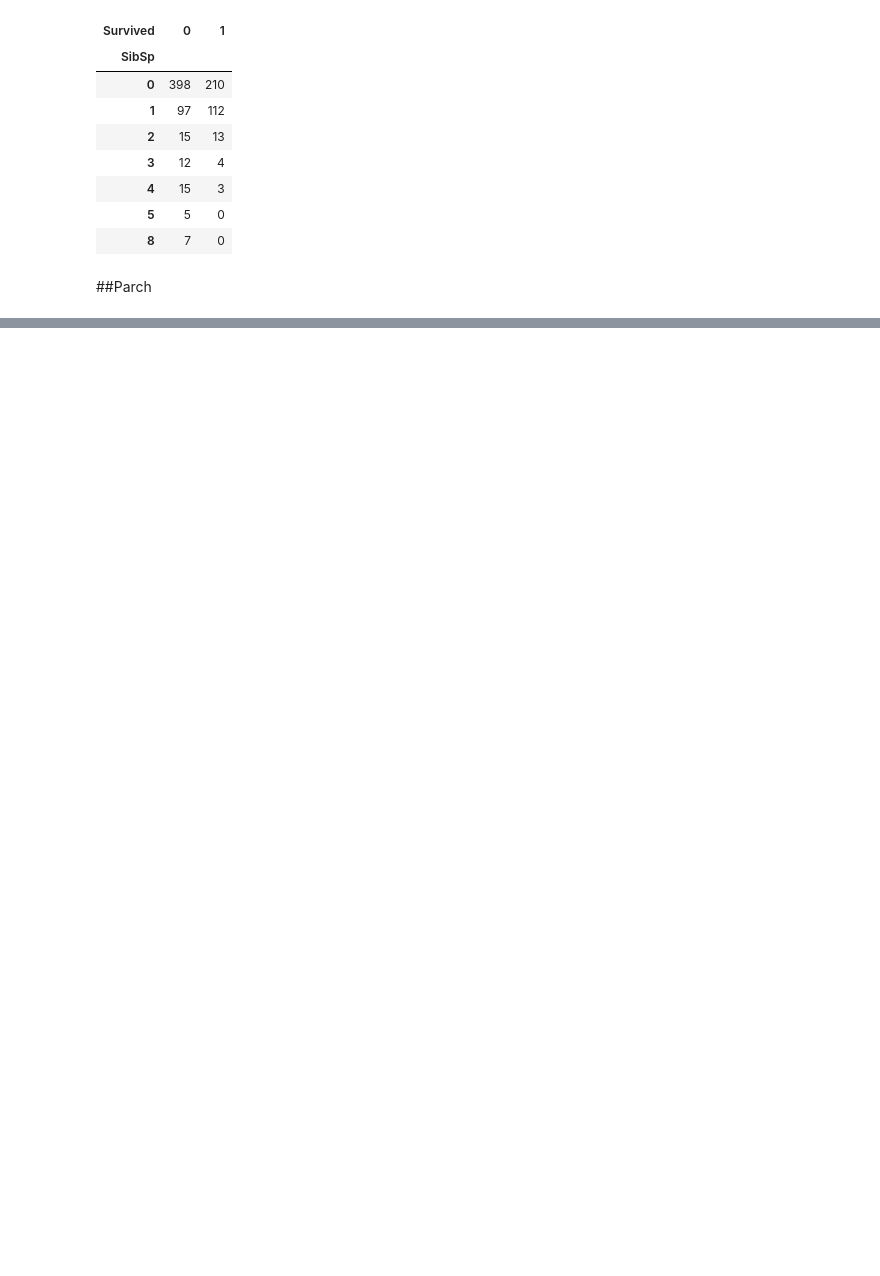
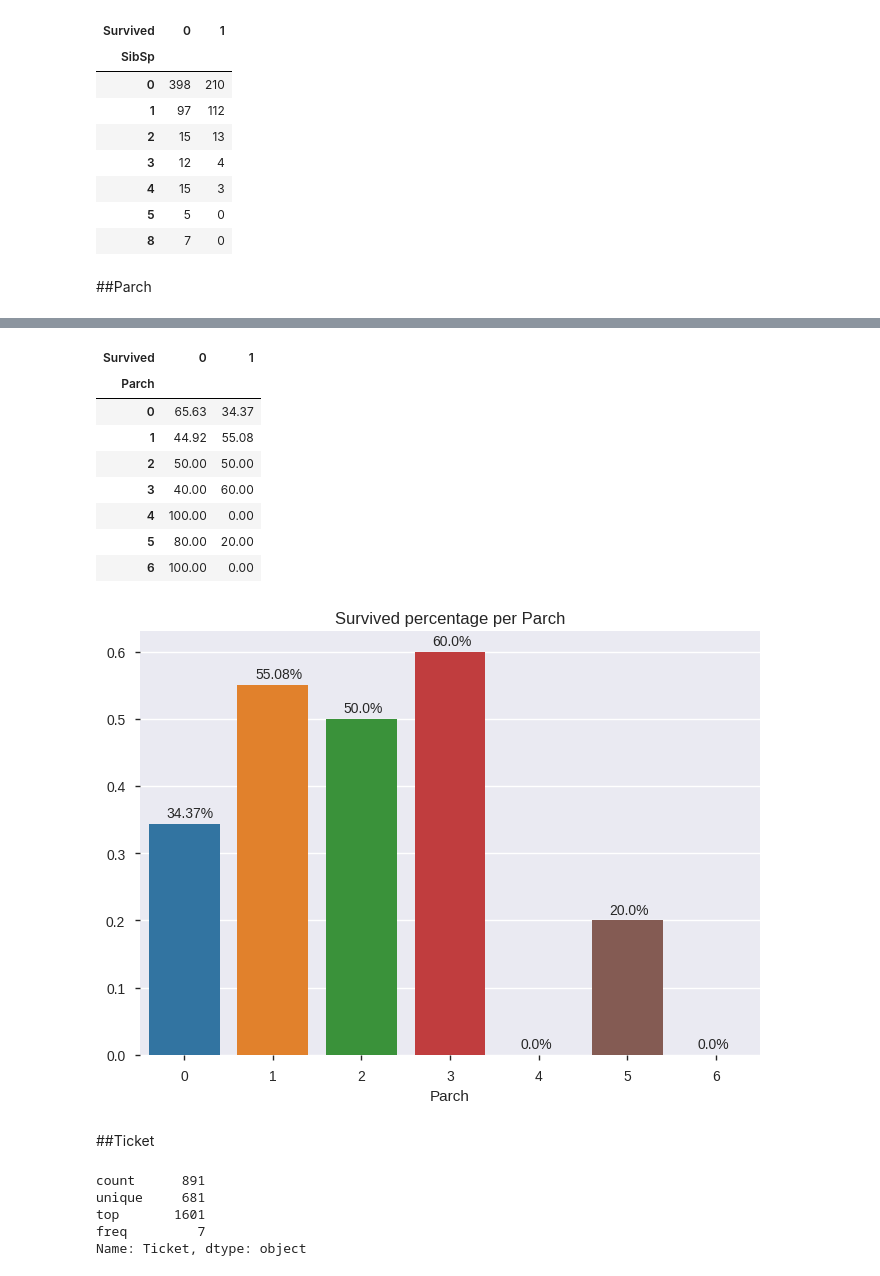
Before and after one commit to PieroNarciso/Titanic_ML_project, a Jupyter notebook: data_analysis.ipynb, the cells around one changed output, grey strips where cells are left out. Cells and saved outputs as stored; diff of their text form; code cells hidden in the pictures; blank space fills up the shorter version.

```diff
--- a/data_analysis.ipynb
+++ b/data_analysis.ipynb
@@ -197,0 +199,36 @@ Name: Parch, dtype: int64
+# %%
+parch_table = pd.pivot_table(train_set, columns=train_set['Survived'], index='Parch', values='Survived', aggfunc='count', fill_value=0)
+parch_table['Total'] = parch_table[0] + parch_table[1]
+parch_table = parch_table[[0, 1]].div(parch_table['Total'], axis=0)
+
+fig, ax = plt.subplots(1, 1)
+ax.set_title("Survived percentage per Parch")
+sns.barplot(data=parch_table[[1]].T)
+
+for i, p in enumerate(ax.patches):
+    height = p.get_height()
+    width = p.get_width()
+    ax.text(p.get_x() + width / 4, height + 0.01, f"{round(parch_table[1][i] * 100, 2)}%")
+
+(parch_table * 100).round(decimals=2)
+# %% [output]
+| Survived | 0 | 1 |
+| Parch |  |  |
+| 0 | 65.63 | 34.37 |
+| 1 | 44.92 | 55.08 |
+| 2 | 50.00 | 50.00 |
+| 3 | 40.00 | 60.00 |
+| 4 | 100.00 | 0.00 |
+| 5 | 80.00 | 20.00 |
+| 6 | 100.00 | 0.00 |
+[figure, added]
+# %% [markdown]
+##Ticket
+# %%
+train_set['Ticket'].describe()
+# %% [output]
+count      891
+unique     681
+top       1601
+freq         7
+Name: Ticket, dtype: object
```
Also changed, not shown: parts of 14 cells of this notebook, 1 other file.
